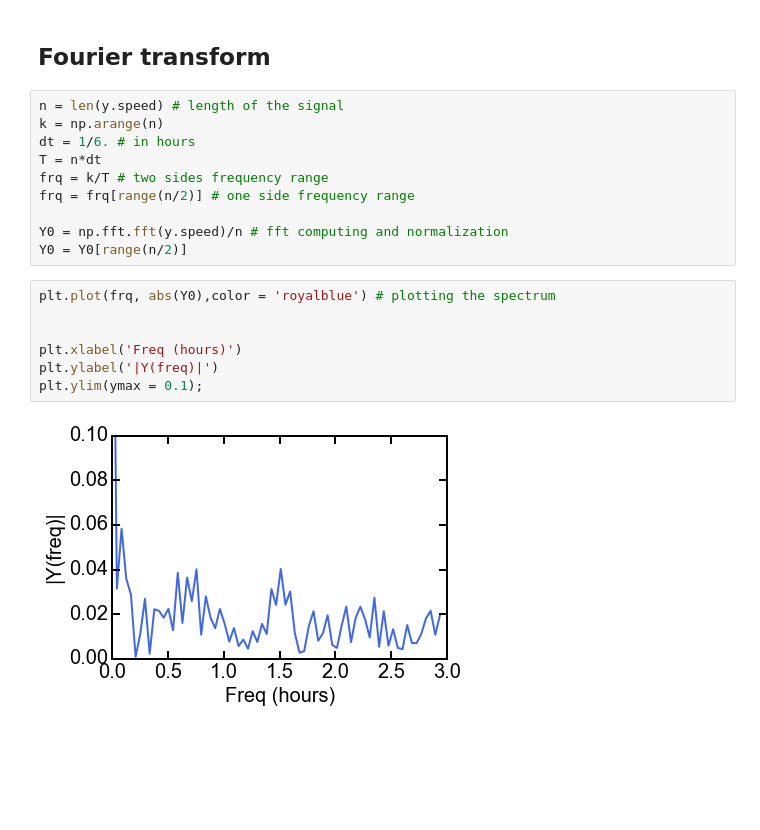
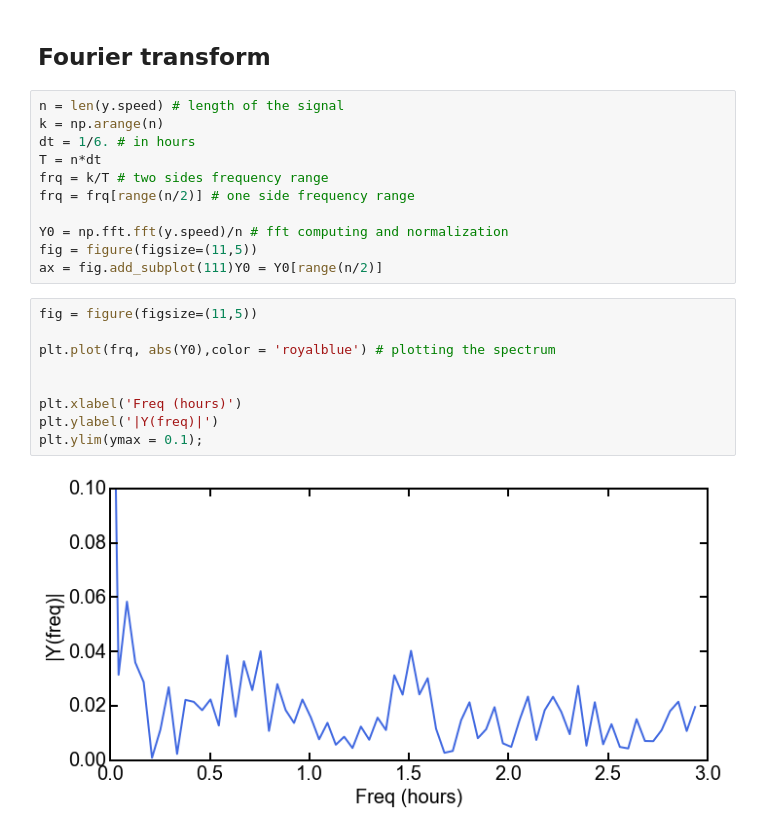
Before and after one commit to OrielBanne/myIPythonNotebooks, a Jupyter notebook: pub/Distances periodicity.ipynb, the cells around one changed output. Saved outputs shown, nothing was run; the diff lists cells and outputs as text; blank space fills up the shorter version.

```diff
--- a/pub/Distances periodicity.ipynb
+++ b/pub/Distances periodicity.ipynb
@@ -159,13 +159,16 @@ frq = k/T # two sides frequency range
 frq = frq[range(n/2)] # one side frequency range
 
 Y0 = np.fft.fft(y.speed)/n # fft computing and normalization
-Y0 = Y0[range(n/2)]
+fig = figure(figsize=(11,5))
+ax = fig.add_subplot(111)Y0 = Y0[range(n/2)]
 # %%
+fig = figure(figsize=(11,5))
+
 plt.plot(frq, abs(Y0),color = 'royalblue') # plotting the spectrum
 
 
 plt.xlabel('Freq (hours)')
 plt.ylabel('|Y(freq)|')
 plt.ylim(ymax = 0.1);
 # %% [output]
-[figure, old version]
+[figure, new version]
```
Also changed, not shown: parts of 1 cell of this notebook, 1 other file.
